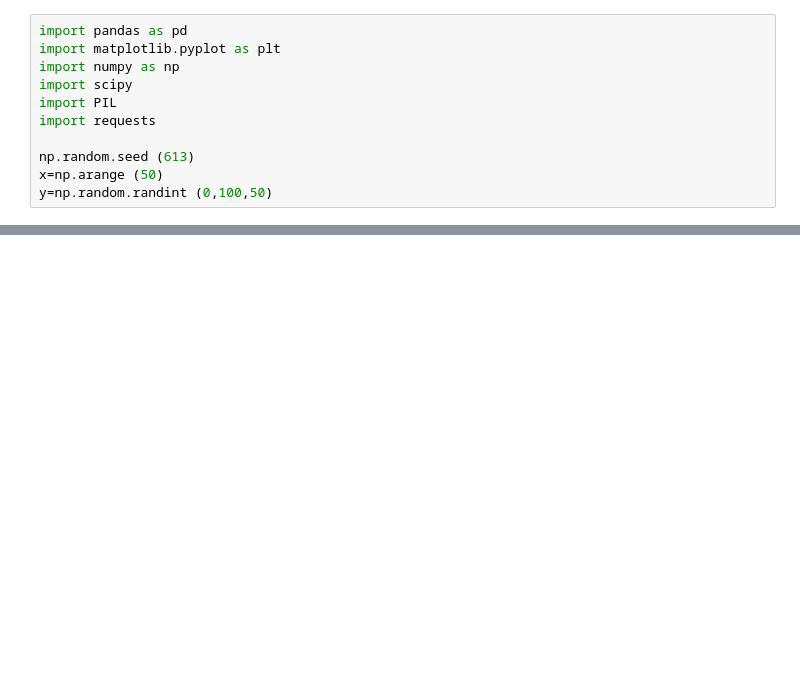
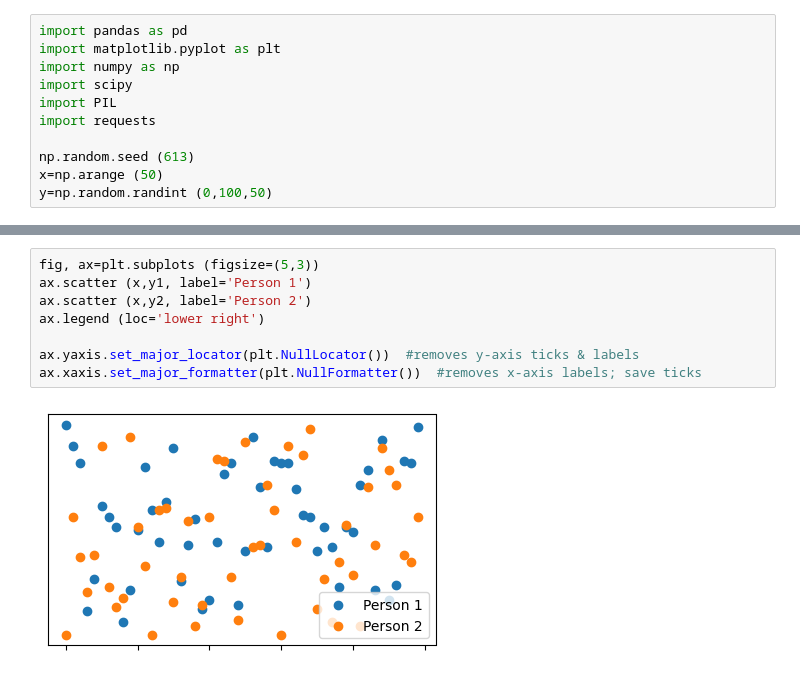
Before and after one commit to Yutong2002/visualization, a Jupyter notebook: 02_activities/assignments/participation/Coding_Participation_Assignment_1.ipynb, the cells around one changed output, grey strips where cells are left out. Drawn from its saved outputs; the diff is of its cells as text; blank space fills up the shorter version.

```diff
--- a/02_activities/assignments/participation/Coding_Participation_Assignment_1.ipynb
+++ b/02_activities/assignments/participation/Coding_Participation_Assignment_1.ipynb
@@ -54,0 +128,10 @@ plt.show()
+# %%
+fig, ax=plt.subplots (figsize=(5,3))
+ax.scatter (x,y1, label='Person 1')
+ax.scatter (x,y2, label='Person 2')
+ax.legend (loc='lower right')
+
+ax.yaxis.set_major_locator(plt.NullLocator())  #removes y-axis ticks & labels
+ax.xaxis.set_major_formatter(plt.NullFormatter())  #removes x-axis labels; save ticks
+# %% [output]
+[figure, added]
```
Also changed, not shown: parts of 40 cells of this notebook.
